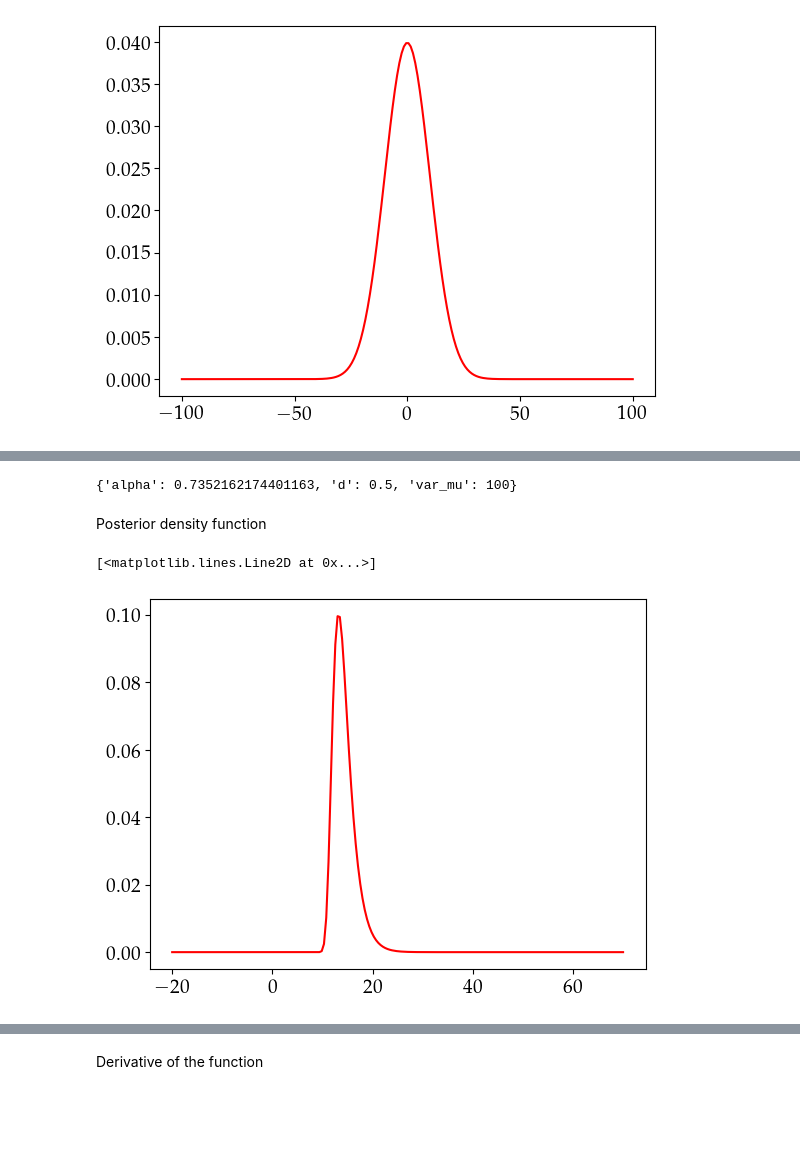
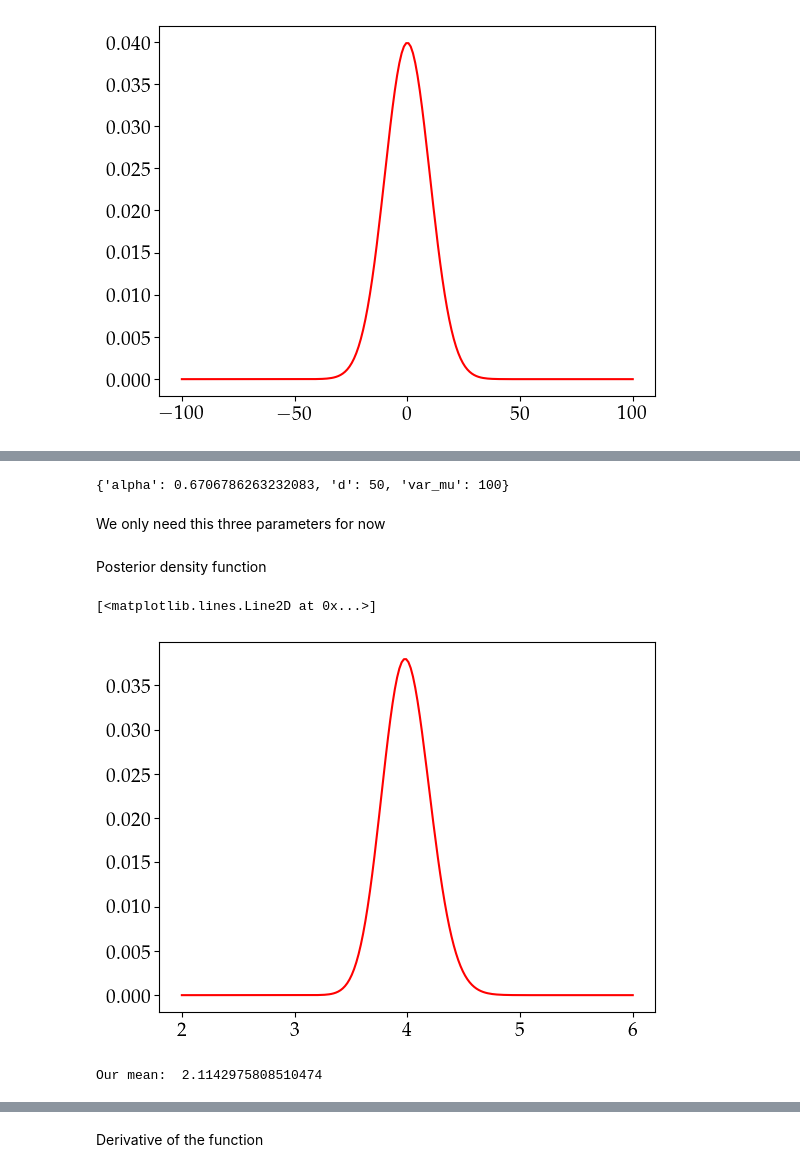
Before and after one commit to ariadnavillam/BayesW, a Jupyter notebook: tests_sample_mu.ipynb, the cells around one changed output, grey strips where cells are left out. Cells and saved outputs as stored; diff of their text form; code cells hidden in the pictures; blank space fills up the shorter version.

```diff
--- a/tests_sample_mu.ipynb
+++ b/tests_sample_mu.ipynb
@@ -125,10 +124,7 @@ Initial values for the parameters:
 betas = np.zeros(n_markers)
 deltas = np.zeros(n_covs)
 gammas = np.zeros(n_markers)
-mu = np.mean(np.log(y_data))
-alpha = np.std(np.log(y_data))/n_samples
-sigma_g = np.var(np.log(y_data))/n_markers
-d = np.sum(d_fail)/n_samples
+d = np.sum(d_fail)
 # %% [markdown]
 We define the parameters for the priors of the parameters
 # %%
@@ -155,3 +147,6 @@ pars = {"alpha": alpha,
+# %%
+#parameter dictionary
+pars = {}
 # %% [markdown]
 We draw samples from a gumbel distribution to obtain the log of the time-to-event data. First we sample from a uniform the location and shape parameters of a Weibull distribution.
 # %%
@@ -230,4 +241,2 @@ def dev_log_mu(pars, epsilon_arr):
 # %%
-pars = {"alpha": np.pi/sqrt((6*np.sum((y_data_log-mu)**2)/(len(y_data_log)-1))),
-        "d": d,
-        "var_mu": var_mu}
+alpha = np.pi/sqrt( 6*np.sum( (y_data_log-mu) **2) / (len(y_data_log)-1))
@@ -234,4 +247,4 @@ pars = {"alpha": np.pi/sqrt((6*np.sum((y_data_log-mu)**2)/(len(y_data_log)-1))),
 # %%
 pars
 # %% [output]
-{'alpha': 0.7352162174401163, 'd': 0.5, 'var_mu': 100}
+{'alpha': 0.6706786263232083, 'd': 50, 'var_mu': 100}
@@ -238,12 +253,18 @@ pars
+# %% [markdown]
+We only need this three parameters for now
 # %%
 f_mu = log_mu(pars, epsilon)
 df_mu = dev_log_mu(pars, epsilon)
 # %% [markdown]
 Posterior density function
 # %%
-x_arr = np.linspace(-20,70,200)
+x_arr = np.linspace(2,6,200)
 probs = [np.exp(f_mu(x)) for x in x_arr]
 plt.plot(x_arr, probs/np.sum(probs))
 # %% [output]
 [<matplotlib.lines.Line2D at 0x...>]
-[figure, old version]
+[figure, new version]
+# %%
+print("Our mean: ", gumbel_mean)
+# %% [output]
+Our mean:  2.1142975808510474
```
Also changed, not shown: parts of 43 cells of this notebook, 2 other files.
